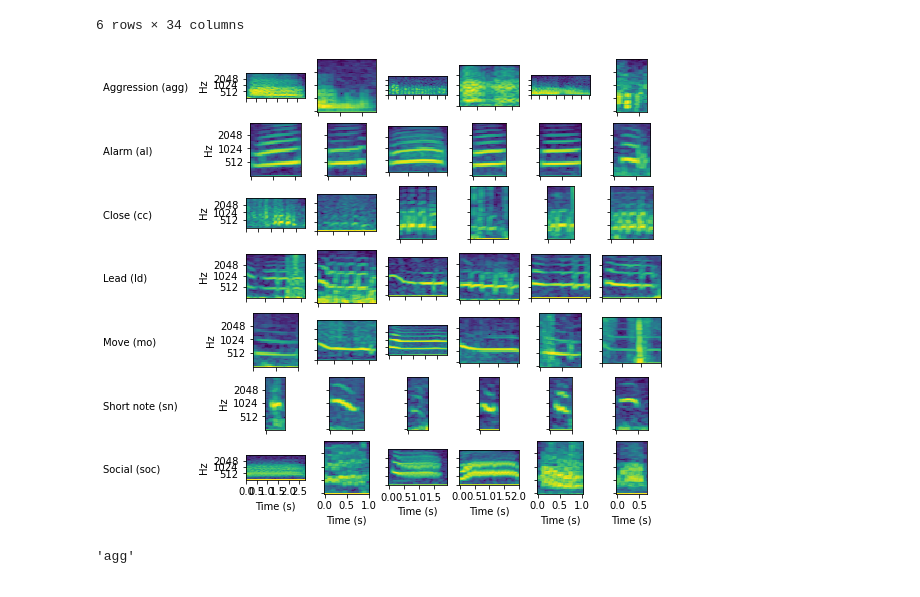
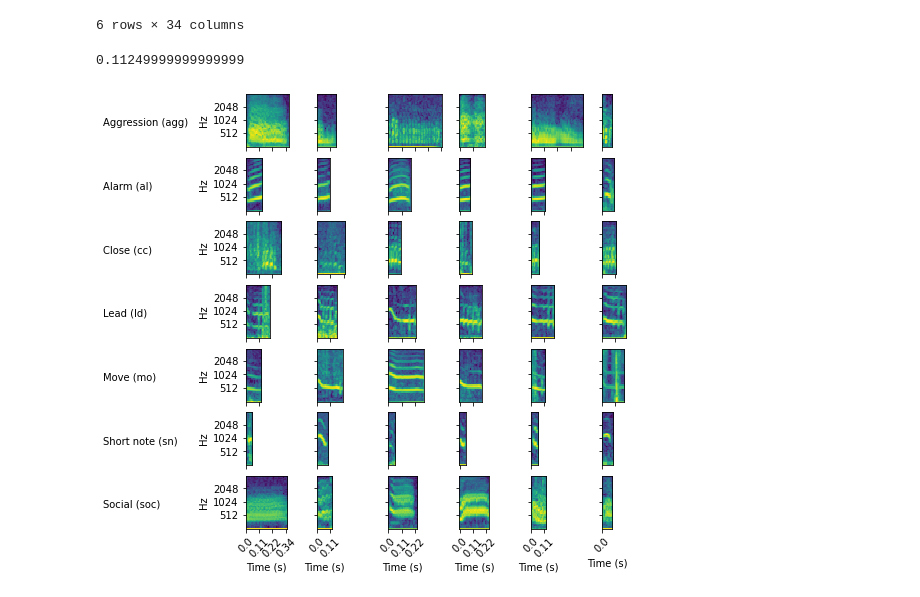
Before and after one commit to marathomas/meerkat_umap, a Jupyter notebook: notebooks/00_4_dataset_figure.ipynb, the cells around one changed output. Saved outputs shown, nothing was run; the diff lists cells and outputs as text; code cells hidden in the pictures.

Commit message:
modified specs and plots

```diff
--- a/notebooks/00_4_dataset_figure.ipynb
+++ b/notebooks/00_4_dataset_figure.ipynb
@@ -68,12 +68,18 @@ examples
 | 3714 | AGG | 1:45:18.544 | 0:00.443 | decimal | Cue | NaN | 6318.544 | 0.443 | 6318.987 | 2017-08-23 | ... |
 | 19582 | agg | 2:04:45.861 | 0:00.086 | decimal | Cue | NaN | 7485.861 | 0.086 | 7485.947 | 2019-07-14 | ... |
 6 rows × 34 columns
+# %%
+FFT_WIN = 0.03 # --> length of audio chunk when applying STFT in seconds
+               # FFT_WIN * samplerate = number of audio datapoints that go in one fft (=n_fft)
+FFT_HOP = FFT_WIN/8 # --> hop_length in seconds
+# %% [output]
+0.11249999999999999
 # %%
 # Randomly choose 6 calls per calltype
 
 calltypes = sorted(list(set(df.call_lable.values)))
 n_examples = 6
-x_label_list = ['512', '1024', '2048']
+freq_label_list = ['512', '1024', '2048']
 
 fig = plt.figure(figsize=(10,8))
 fig_name = 'calltype_examples.png'
@@ -89,48 +95,49 @@ for calltype in calltypes:
     plt.text(0,0.4, description)
     k=k+1
 
     plt.subplot(len(calltypes), n_examples+2, k)
     plt.axis('off')
     k=k+1
 
     r=1
     df_subset = df.loc[df.call_lable==calltype,:]
     # randomly choose 6
     examples = df_subset.sample(n=n_examples, random_state=2204)
 
     specs = examples.spectrograms
     srs = examples.samplerate_hz
 
     for spec, sr in zip(specs, srs):
         plt.subplot(len(calltypes), n_examples+2, k)
-        plt.imshow(spec, interpolation='nearest', origin='lower', aspect='equal')
+        plt.imshow(spec, interpolation='nearest', origin='lower', aspect=3)
+        ax = plt.gca()
+        ax.set_anchor('W')
 
-        major_ticks = np.arange(0,spec.shape[1], (50/3)) # set major ticks in 0.5s steps
-        major_tick_labels = [round(x*0.03,1) for x in major_ticks] #  each timeframe is 0.03 seconds
+        librosa.frames_to_time(np.arange(0,spec.shape[1],1),sr=sr, hop_length=int(FFT_HOP * sr))
+
+        major_xticks = np.arange(0,spec.shape[1], major_tick_interval)
+        major_xtick_labels = ["" for x in major_xticks]
+
+        major_yticks = [10,20,30]
+        major_ytick_labels = ["" for x in major_yticks]
 
         if r==1:
-            plt.yticks([10,20,30], x_label_list)
+            major_ytick_labels = freq_label_list
             plt.ylabel('Hz')
-        else:
-            plt.xticks(major_ticks, ["" for x in major_ticks])
-            plt.yticks([0,10,20,30], ["", "", "", ""])
 
         if k>49:
-            plt.xticks(major_ticks, major_tick_labels)
+            major_xtick_labels = [round(x*f_to_s,2) for x in major_xticks]
             plt.xlabel('Time (s)')
-        else:
-            plt.xticks(major_ticks, ["" for x in major_ticks])
+
+        plt.xticks(major_xticks, major_xtick_labels, rotation=rotate_x)
+        plt.yticks(major_yticks, major_ytick_labels)
 
         k=k+1
         r=r+1
 
 #lt.tight_layout()
-plt.savefig(os.path.join(os.path.sep,FIGURES,fig_name), facecolor="white")
+#plt.savefig(os.path.join(os.path.sep,FIGURES,fig_name), facecolor="white")
 # %% [output]
-[figure, old version]
+[figure, new version]
-# %%
-calltypes[0]
-# %% [output]
-'agg'
 # %%
 # Randomly choose 6 calls per calltype
```
Also changed, not shown: parts of 3 cells of this notebook, 2 other files.
